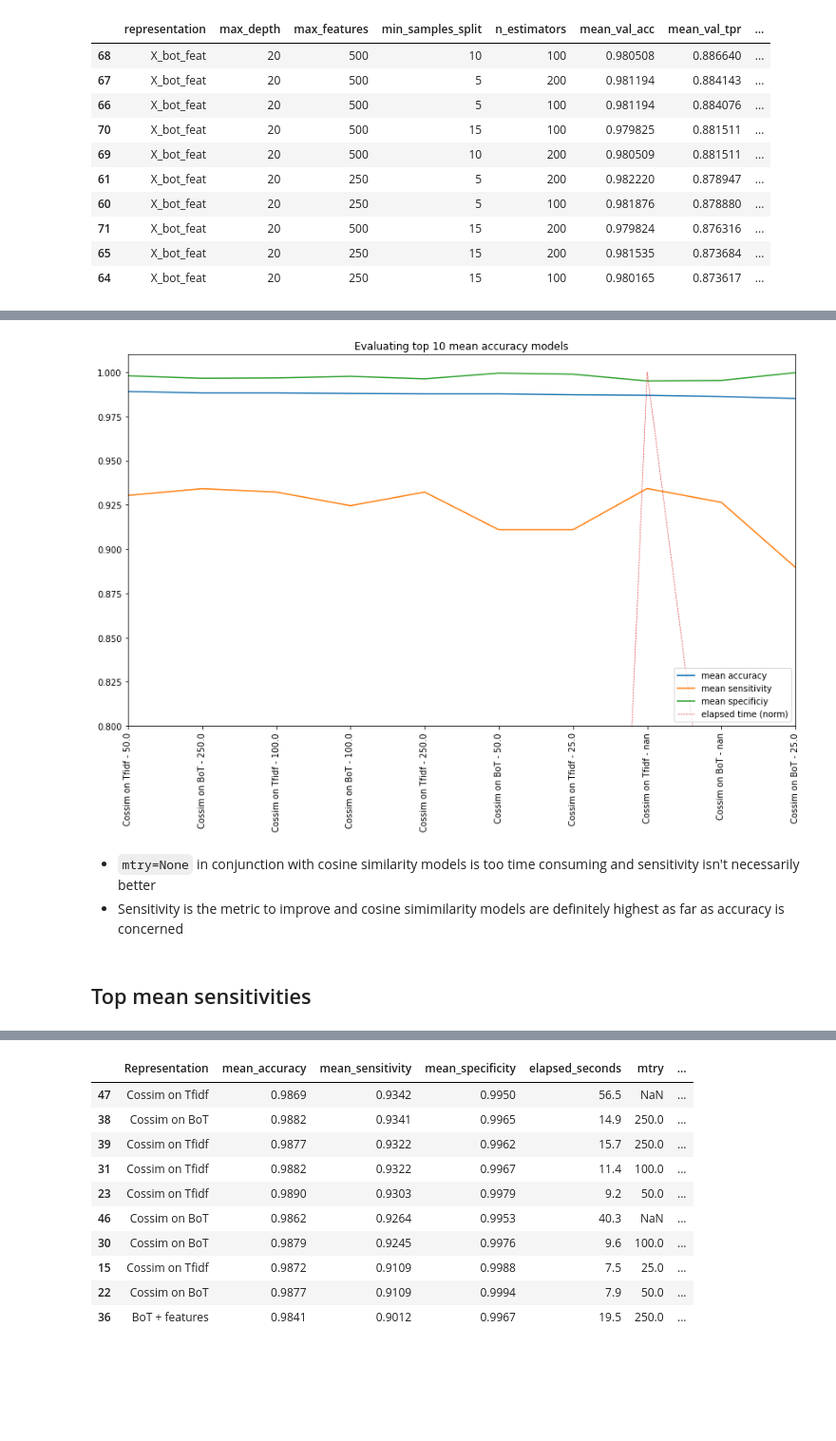
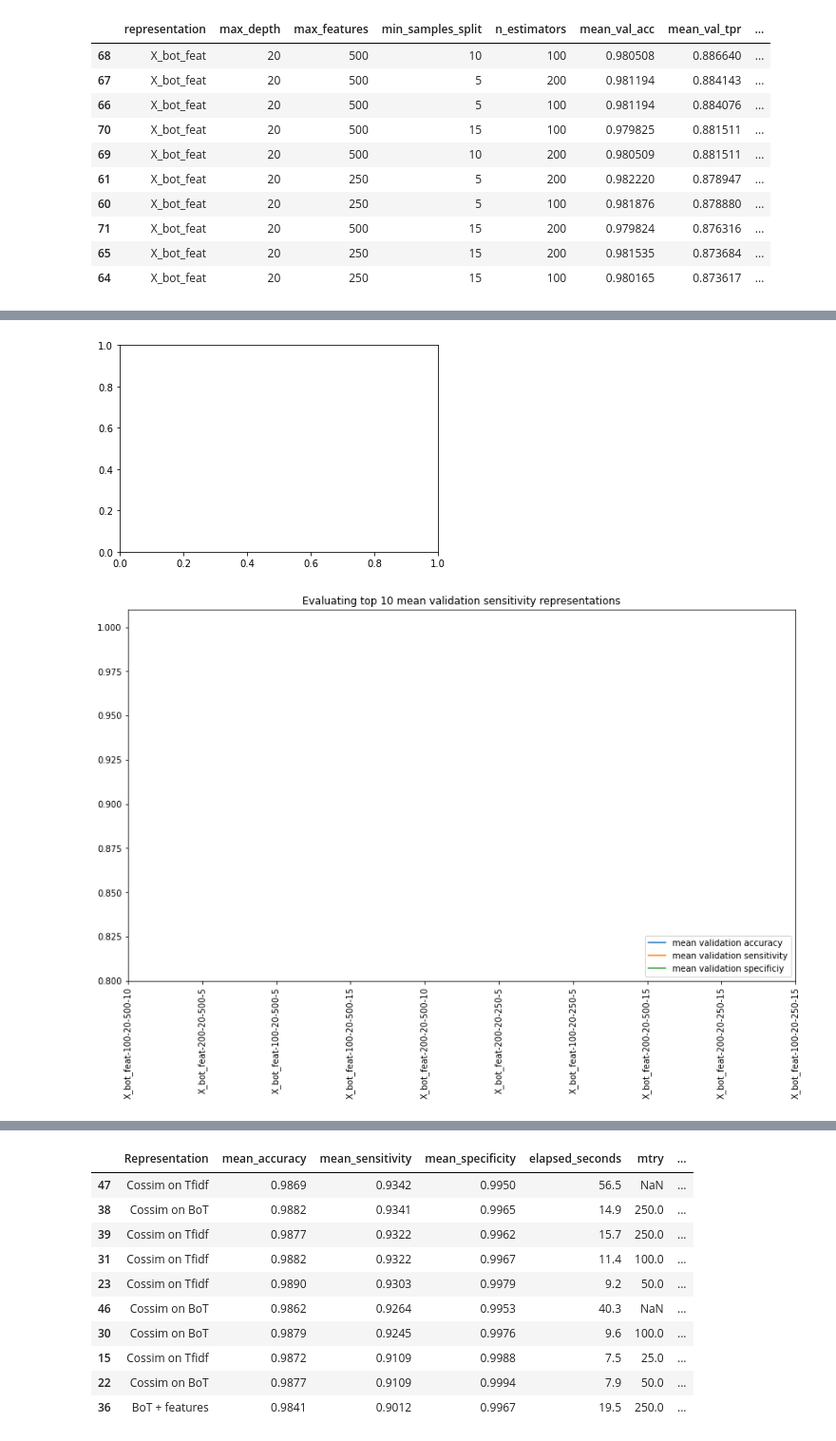
Before and after one commit to BigBangData/NaturalLanguageProcessing, a Jupyter notebook: TextAnalyticsWithR/13_RandomForests_4.ipynb, the cells around one changed output, grey strips where cells are left out. Shown: that part at 95% size. Cells and saved outputs as stored; diff of their text form; code cells hidden in the pictures; blank space fills up the shorter version.

Commit message:
Experiment with plotting

```diff
--- a/TextAnalyticsWithR/13_RandomForests_4.ipynb
+++ b/TextAnalyticsWithR/13_RandomForests_4.ipynb
@@ -125,5 +85,5 @@ top_tpr
 | 64 | X_bot_feat | 20 | 250 | 15 | 100 | 0.980165 | 0.873617 | ... |
 # %%
 # concatenate representation and n_estimators for plt.xlabel
-top_tpr['xlabel'] = top_tpr.agg(lambda x: f"{x['representation']} + {x['n_estimators']}", axis=1)
-top_tpr.iloc[:,5:]
+top_tpr['xticks'] = top_tpr.agg(lambda x: \
+f"{x['representation']}-{x['n_estimators']}-{x['max_depth']}-{x['max_features']}-{x['min_samples_split']}", axis=1)
@@ -166,14 +100,23 @@ top_accs
 # %%
 import matplotlib.pyplot as plt
+from matplotlib import transforms
 
-plt.figure(figsize=(14, 8))
-plt.plot(np.array(top_accs['mean_accuracy']), label="mean accuracy")
-plt.plot(np.array(top_accs['mean_sensitivity']), label="mean sensitivity")
-plt.plot(np.array(top_accs['mean_specificity']), label="mean specificiy")
-plt.plot(np.array(top_accs['elapsed_norm']), label='elapsed time (norm)', linewidth=.6, linestyle='dashed')
-plt.title('Evaluating top 10 mean accuracy models')
-plt.xticks(np.arange(10), tuple(top_accs['repr_mtry']))
-plt.legend(loc="lower right")
-plt.axis([0, 9, 0.0, 1.01])
-plt.xticks(rotation=90)
-plt.show()
+# first of all, the base transformation of the data points is needed
+
+# define transformed line
+#line = pyplot.plot(data, 'r--', transform= rot + base)
+
+def plot_topscores(X):
+    base = plt.gca().transData
+    rot = transforms.Affine2D().rotate_deg(90)
+    plt.figure(figsize=(14, 8))
+    plt.plot(np.array(X['mean_val_acc']), label="mean validation accuracy", transform= rot + base)
+    plt.plot(np.array(X['mean_val_tpr']), label="mean validation sensitivity", transform= rot + base)
+    plt.plot(np.array(X['mean_val_tnr']), label="mean validation specificiy", transform= rot + base)
+    #plt.plot(np.array(top_accs['elapsed_norm']), label='elapsed time (norm)', linewidth=.6, linestyle='dashed')
+    plt.title('Evaluating top 10 mean validation sensitivity representations')
+    plt.xticks(np.arange(10), tuple(X['xticks']))
+    plt.legend(loc="lower right")
+    plt.axis([0, 9, 0.8, 1.01])
+    plt.xticks(rotation=90)
+    plt.show()
@@ -182,19 +123,5 @@ plt.show()
-# %%
-plt.figure(figsize=(14, 8))
-plt.plot(np.array(top_accs['mean_accuracy']), label="mean accuracy")
-plt.plot(np.array(top_accs['mean_sensitivity']), label="mean sensitivity")
-plt.plot(np.array(top_accs['mean_specificity']), label="mean specificiy")
-plt.plot(np.array(top_accs['elapsed_norm']), label='elapsed time (norm)', linewidth=.6, linestyle='dashed')
-plt.title('Evaluating top 10 mean accuracy models')
-plt.xticks(np.arange(10), tuple(top_accs['repr_mtry']))
-plt.legend(loc="lower right")
-plt.axis([0, 9, 0.8, 1.01])
-plt.xticks(rotation=90)
-plt.show()
-# %% [output]
-[figure, removed]
-# %% [markdown]
-- `mtry=None` in conjunction with cosine similarity models is too time consuming and sensitivity isn't necessarily better
-- Sensitivity is the metric to improve and cosine simimilarity models are definitely highest as far as accuracy is concerned
-# %% [markdown]
-## Top mean sensitivities
+# %%
+plot_topscores(top_tpr)
+# %% [output]
+[figure, added]
+[figure, added]
```
Also changed, not shown: parts of 10 cells of this notebook.
